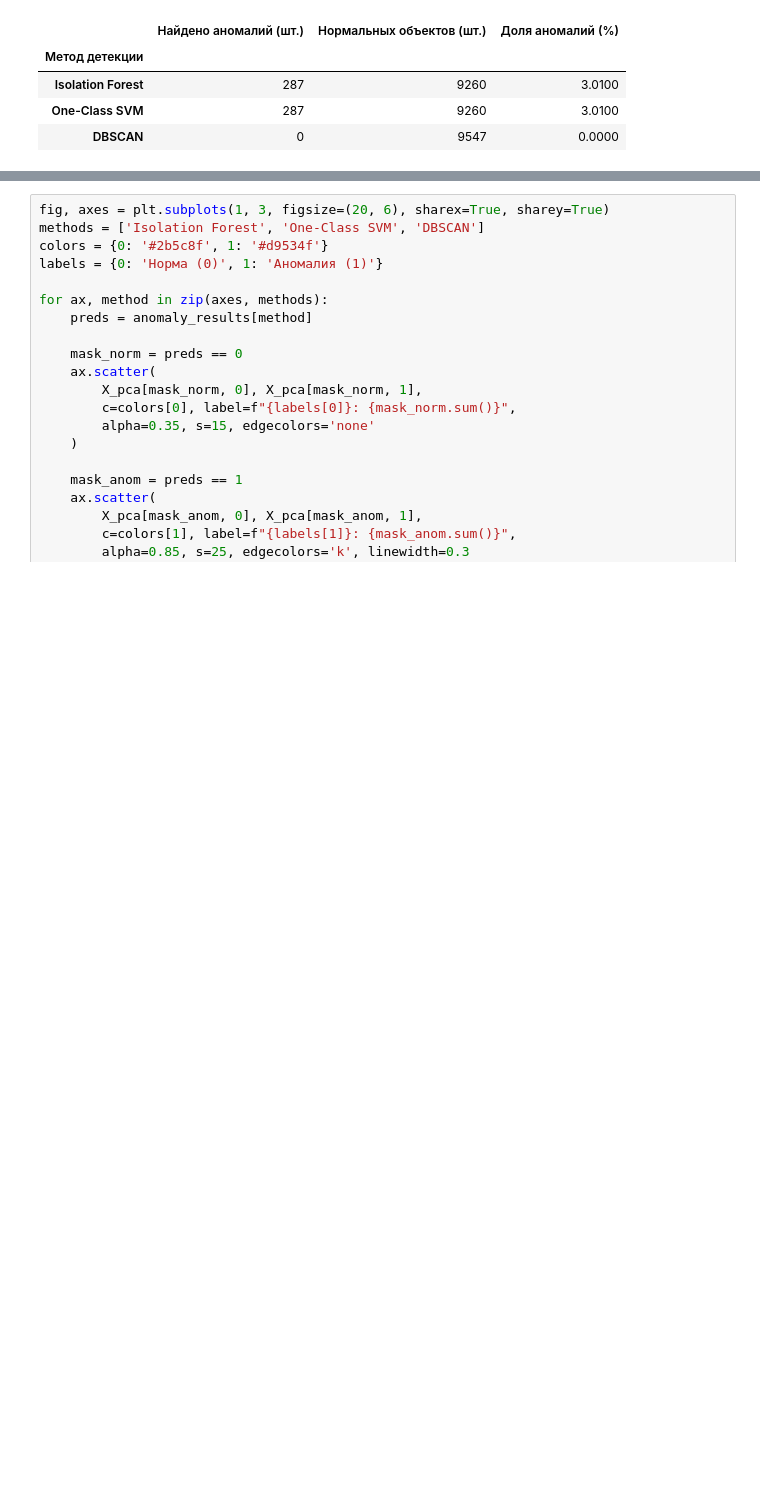
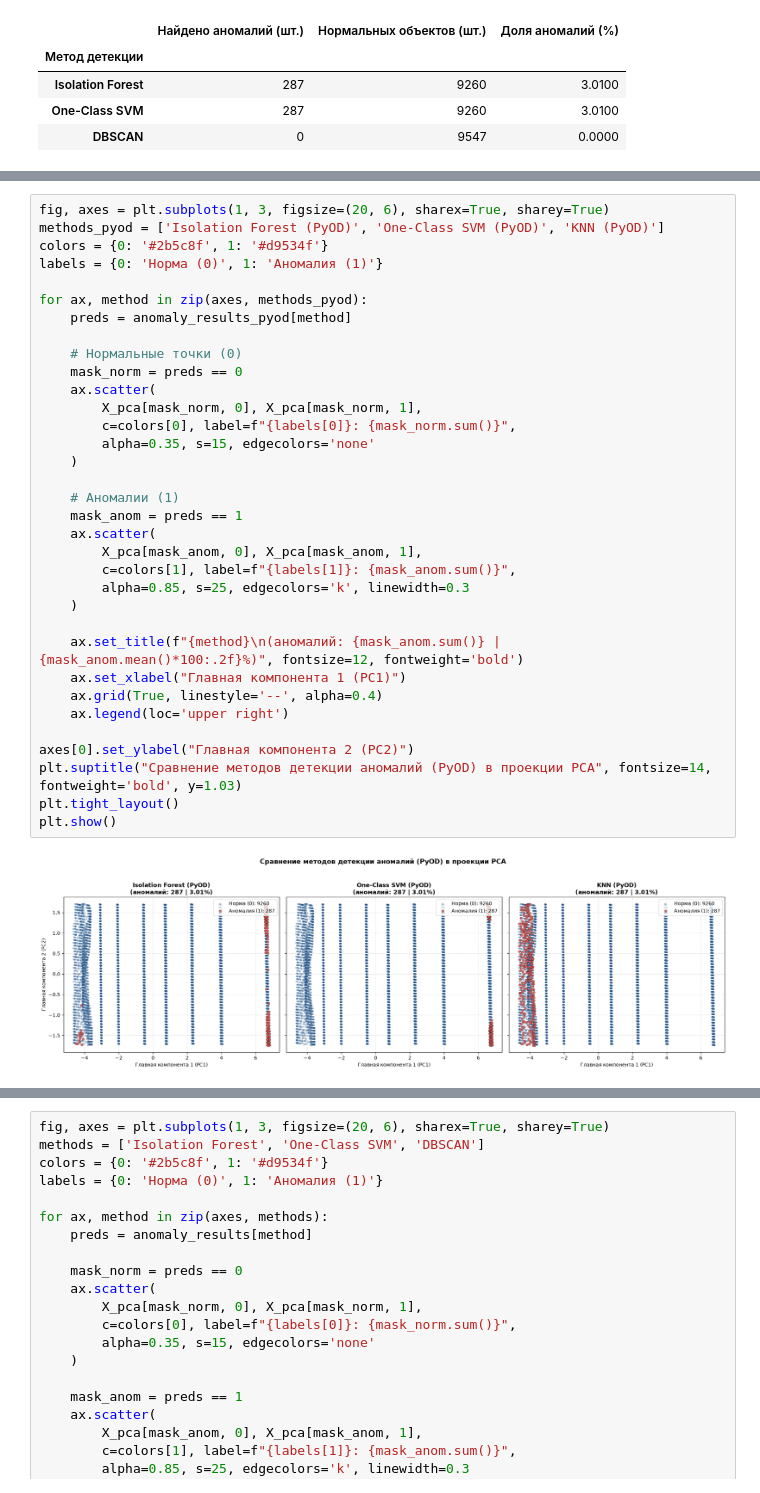
Before and after one commit to viacheslavdevelop/praktikum, a Jupyter notebook: Lab3/Lab3.ipynb, the cells around one changed output, grey strips where cells are left out. Drawn from its saved outputs; the diff is of its cells as text; blank space fills up the shorter version.

```diff
--- a/Lab3/Lab3.ipynb
+++ b/Lab3/Lab3.ipynb
@@ -1027,0 +1092,36 @@ display(overlap_matrix)
+# %%
+fig, axes = plt.subplots(1, 3, figsize=(20, 6), sharex=True, sharey=True)
+methods_pyod = ['Isolation Forest (PyOD)', 'One-Class SVM (PyOD)', 'KNN (PyOD)']
+colors = {0: '#2b5c8f', 1: '#d9534f'}
+labels = {0: 'Норма (0)', 1: 'Аномалия (1)'}
+
+for ax, method in zip(axes, methods_pyod):
+    preds = anomaly_results_pyod[method]
+
+    # Нормальные точки (0)
+    mask_norm = preds == 0
+    ax.scatter(
+        X_pca[mask_norm, 0], X_pca[mask_norm, 1],
+        c=colors[0], label=f"{labels[0]}: {mask_norm.sum()}",
+        alpha=0.35, s=15, edgecolors='none'
+    )
+
+    # Аномалии (1)
+    mask_anom = preds == 1
+    ax.scatter(
+        X_pca[mask_anom, 0], X_pca[mask_anom, 1],
+        c=colors[1], label=f"{labels[1]}: {mask_anom.sum()}",
+        alpha=0.85, s=25, edgecolors='k', linewidth=0.3
+    )
+
+    ax.set_title(f"{method}\n(аномалий: {mask_anom.sum()} | {mask_anom.mean()*100:.2f}%)", fontsize=12, fontweight='bold')
+    ax.set_xlabel("Главная компонента 1 (PC1)")
+    ax.grid(True, linestyle='--', alpha=0.4)
+    ax.legend(loc='upper right')
+
+axes[0].set_ylabel("Главная компонента 2 (PC2)")
+plt.suptitle("Сравнение методов детекции аномалий (PyOD) в проекции PCA", fontsize=14, fontweight='bold', y=1.03)
+plt.tight_layout()
+plt.show()
+# %% [output]
+[figure, added]
```
Also changed, not shown: parts of 5 cells of this notebook, 1 other file.
